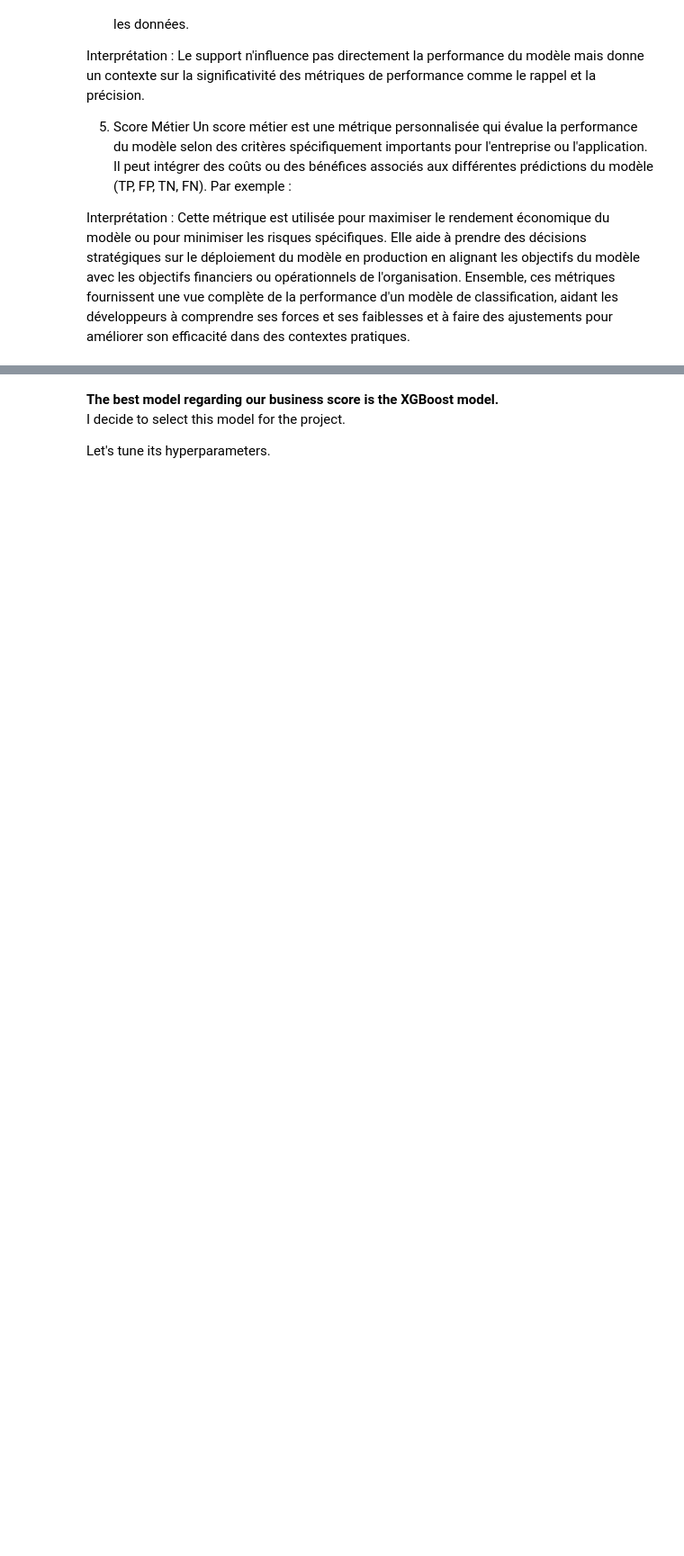
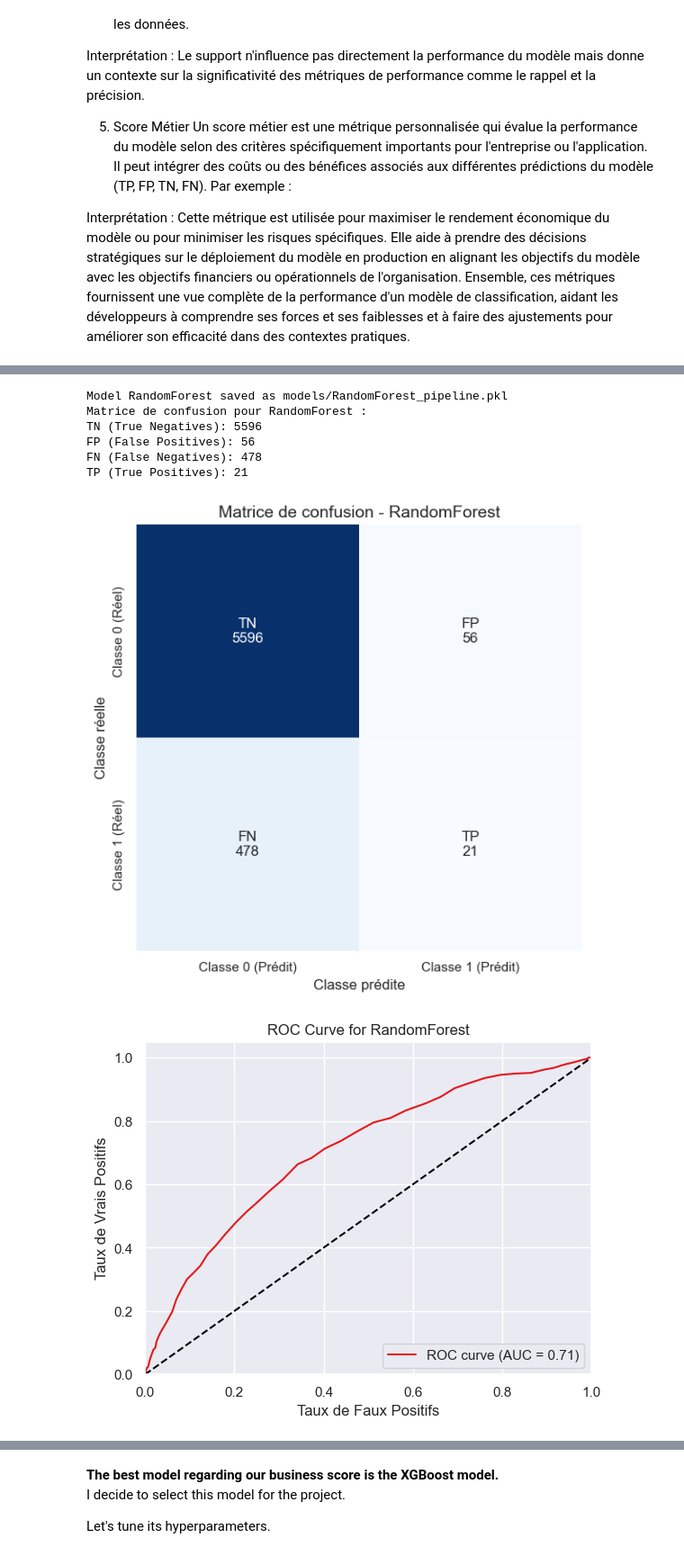
Before and after one commit to githublaure/oc_projet_7, a Jupyter notebook: notebooks/3-modelling.ipynb, the cells around one changed output, grey strips where cells are left out. Shown at 90% size. Drawn from its saved outputs; the diff is of its cells as text; code cells hidden in the pictures; blank space fills up the shorter version.

```diff
--- a/notebooks/3-modelling.ipynb
+++ b/notebooks/3-modelling.ipynb
@@ -527,0 +1038,6 @@ def compute_classification_results(model, model_name, x_test, y_test, beta=2):
+# %%
+# Random Forest
+rf_model = RandomForestClassifier(random_state=42)
+rf_name = 'RandomForest'
+rf_auc, rf_accuracy, rf_fbeta, rf_report, rf_duration = train_and_log_model(rf_model, rf_name, data)
+# %% [output]
@@ -527,0 +1045,8 @@ def compute_classification_results(model, model_name, x_test, y_test, beta=2):
+Model RandomForest saved as models/RandomForest_pipeline.pkl
+Matrice de confusion pour RandomForest :
+TN (True Negatives): 5596
+FP (False Positives): 56
+FN (False Negatives): 478
+TP (True Positives): 21
+[figure, added]
+[figure, added]
```
Also changed, not shown: parts of 176 cells of this notebook, 1 other file.
